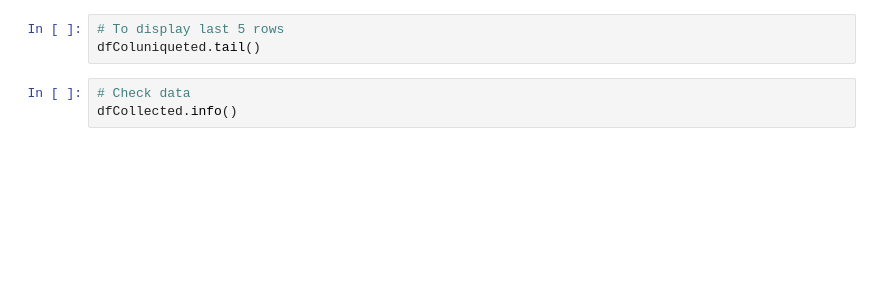
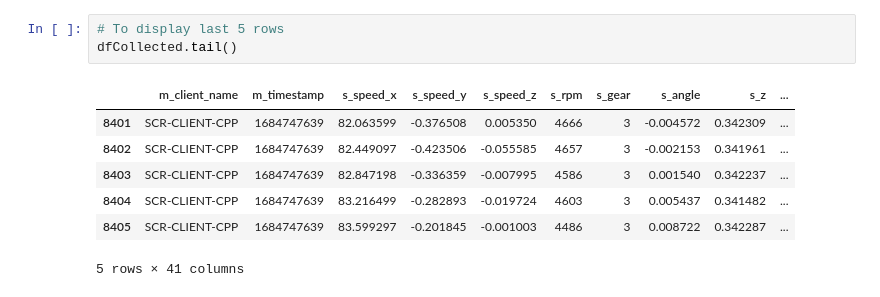
Before and after one commit to ElviravdVen/TINLABML_22-23, a Jupyter notebook: opdrachten/groepsopdracht_final_torcs/notebooks/eda_torcs.ipynb, the cells around one changed output. Drawn from its saved outputs; the diff is of its cells as text; blank space fills up the shorter version.

```diff
--- a/opdrachten/groepsopdracht_final_torcs/notebooks/eda_torcs.ipynb
+++ b/opdrachten/groepsopdracht_final_torcs/notebooks/eda_torcs.ipynb
@@ -17,6 +37,11 @@ dfCollected['a_acceleration'].unique()
 # %%
 # To display last 5 rows
-dfColuniqueted.tail()
+dfCollected.tail()
+# %% [output]
+|  | m_client_name | m_timestamp | s_speed_x | s_speed_y | s_speed_z | s_rpm | s_gear | s_angle | s_z | ... |
+| 8401 | SCR-CLIENT-CPP | 1684747639 | 82.063599 | -0.376508 | 0.005350 | 4666 | 3 | -0.004572 | 0.342309 | ... |
+| 8402 | SCR-CLIENT-CPP | 1684747639 | 82.449097 | -0.423506 | -0.055585 | 4657 | 3 | -0.002153 | 0.341961 | ... |
+| 8403 | SCR-CLIENT-CPP | 1684747639 | 82.847198 | -0.336359 | -0.007995 | 4586 | 3 | 0.001540 | 0.342237 | ... |
+| 8404 | SCR-CLIENT-CPP | 1684747639 | 83.216499 | -0.282893 | -0.019724 | 4603 | 3 | 0.005437 | 0.341482 | ... |
+| 8405 | SCR-CLIENT-CPP | 1684747639 | 83.599297 | -0.201845 | -0.001003 | 4486 | 3 | 0.008722 | 0.342287 | ... |
+5 rows × 41 columns
-# %%
-# Check data
-dfCollected.info()
```
Also changed, not shown: parts of 24 cells of this notebook, 3 other files.
